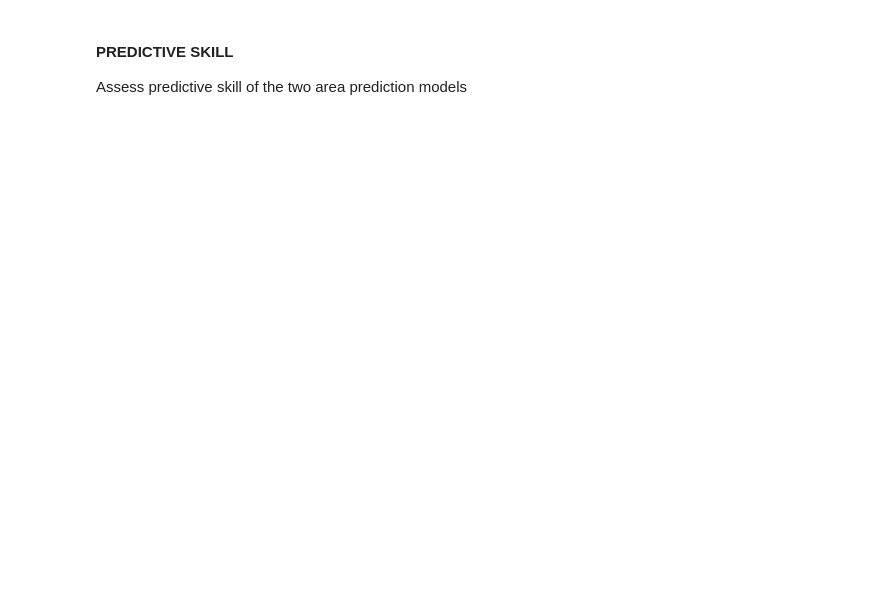
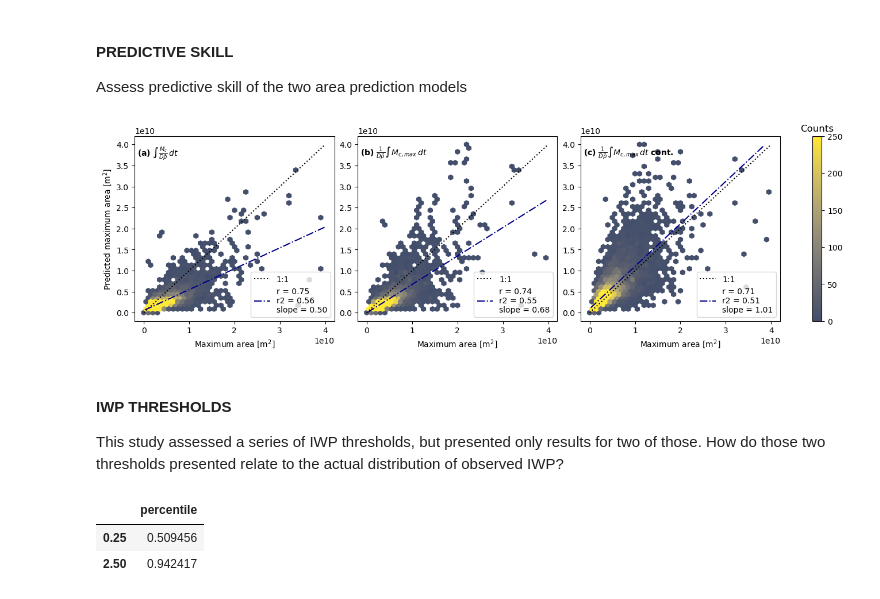
Before and after one commit to mathilde-ritman/scripts-to-make-Ritman-et-al-does-greater-CMF, a Jupyter notebook: scripts/04.supporting_analyses.ipynb, the cells around one changed output. Saved outputs shown, nothing was run; the diff lists cells and outputs as text; code cells hidden in the pictures; blank space fills up the shorter version.

```diff
--- a/scripts/04.supporting_analyses.ipynb
+++ b/scripts/04.supporting_analyses.ipynb
@@ -194,20 +179,15 @@ Assess predictive skill of the two area prediction models
 # %%
 # skill comparison
 
-# model_names = ("Apred_v1_conv", "Apred_v3_conv")
-# model_equations = {
-#                    'Apred_v1_conv':r'$\frac{1}{D\bar{\rho}}\int M_{c,max}\,dt$',
-#                    'Apred_v3_conv':r'$\int \frac{M_c}{D\bar{\rho}}\,dt$'
-#                 }
-
-model_names = ("Apred_v1", "Apred_v2")
+model_names = ("Apred_v2", "Apred_v1", "Apred_v1_cont")
 model_equations = {
-                   'Apred_v1':r'$\frac{1}{D\bar{\rho}}\int M_{c,max}\,dt$',
-                   'Apred_v2':r'$\int \frac{M_c}{D\bar{\rho}}\,dt$',
+    'Apred_v1':r'$\frac{1}{D\bar{\rho}}\int M_{c,max}\,dt$',
+    'Apred_v1_cont':r'$\frac{1}{D\bar{\rho}}\int M_{c,max}\,dt$ cont.',
+    'Apred_v2':r'$\int \frac{M_c}{D\bar{\rho}}\,dt$',
                 }
 
-
-fig, axs = plt.subplots(1, 2, figsize=(9, 4), layout="constrained")
+N = len(model_names)
+fig, axs = plt.subplots(1, N, figsize=(4*N+1, 4), layout="constrained")
 
 extent = (0, 4e10, 0, 4e10)
 max_extent = extent[1]
@@ -219,32 +199,37 @@ norm = mpl.colors.Normalize(vmin=0, vmax=250)
 
 for i, model in enumerate(model_names):
     ax = axs[i]
 
     true = ds.cloud_area.max("interp_time")
     pred = ds[model].max("interp_time")
 
     x, y, xline, yline, slope, rscore = helpers.evaluate_predictions(true, pred)
 
     hb = ax.hexbin(x, y, C=np.ones_like(x), cmap=hcmap, norm=norm, **hexbin_params,)
     ax.plot([0, max_extent], [0, max_extent], c="k", ls=":", label="1:1")
 
     mask = (xline <= max_extent) & (yline <= max_extent)
-    ax.plot(xline[mask], yline[mask], c="darkblue", ls="-.",label=rf"$r$ = {rscore:.2f}",)
+    ax.plot(xline[mask], yline[mask], c="darkblue", ls="-.",label=f"r = {rscore:.2f}\nr2 = {rscore**2:.2f}\nslope = {slope:.2f}",)
 
     ax.set_xlabel("Maximum area [m$^2$]")
-    ax.set_ylabel("Predicted maximum area [m$^2$]")
     ax.legend(frameon=True, loc="lower right")
 
     ax.text(
         0.015,
         0.95,
         f"({letters[i]}) {model_equations[model]}",
         transform=ax.transAxes,
         **tparams,
     )
     ax.set_title(None)
 
+axs[0].set_ylabel("Predicted maximum area [m$^2$]")
 cbar = fig.colorbar(hb, ax=axs, location="right", fraction=0.05)
 cbar.ax.set_title("Counts")
 
 fig.savefig(extra_figs / f'model_skill.{ext}', bbox_inches='tight', dpi=dpi)
+# %% [output]
+[figure, added]
+# %% [markdown]
+#### IWP THRESHOLDS
+This study assessed a series of IWP thresholds, but presented only results for two of those. How do those two thresholds presented relate to the actual distribution of observed IWP?
@@ -250,0 +262,11 @@ fig.savefig(extra_figs / f'model_skill.{ext}', bbox_inches='tight', dpi=dpi)
+# %%
+# evaluate the percentiles associated with each IWP threshold assessed
+iwp_thresholds = np.array((1e-2, 2.5e-2, 5e-2, 7.5e-2, 1e-1, 2.5e-1, 5e-1, 7.5e-1, 1, 2.5), dtype=float,)
+associated_percentiles = np.interp(iwp_thresholds, pi_values.values, pi_values.index)
+thresholds_assessed = pd.DataFrame(index=iwp_thresholds, data=associated_percentiles, columns=('percentile',))
+
+thresholds_assessed.loc[[0.25,2.5]]
+# %% [output]
+|  | percentile |
+| 0.25 | 0.509456 |
+| 2.50 | 0.942417 |
```
Also changed, not shown: parts of 8 cells of this notebook, 6 other files.
